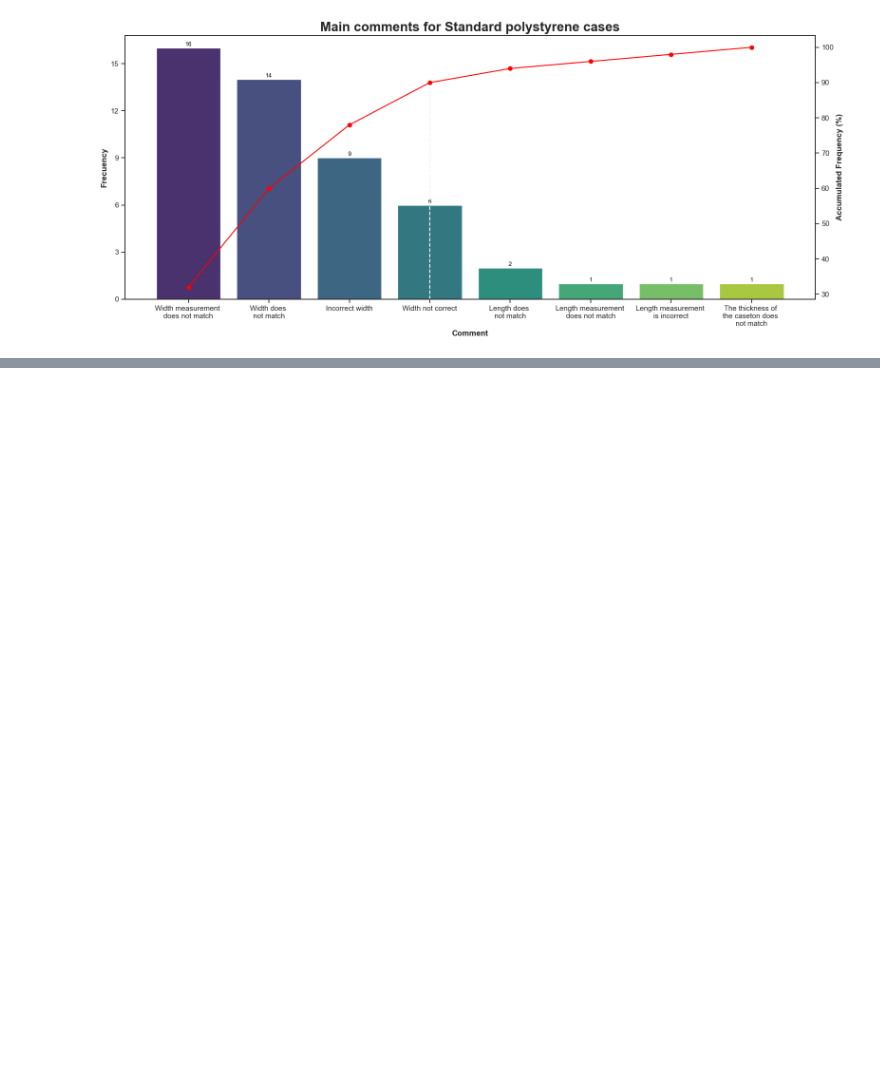
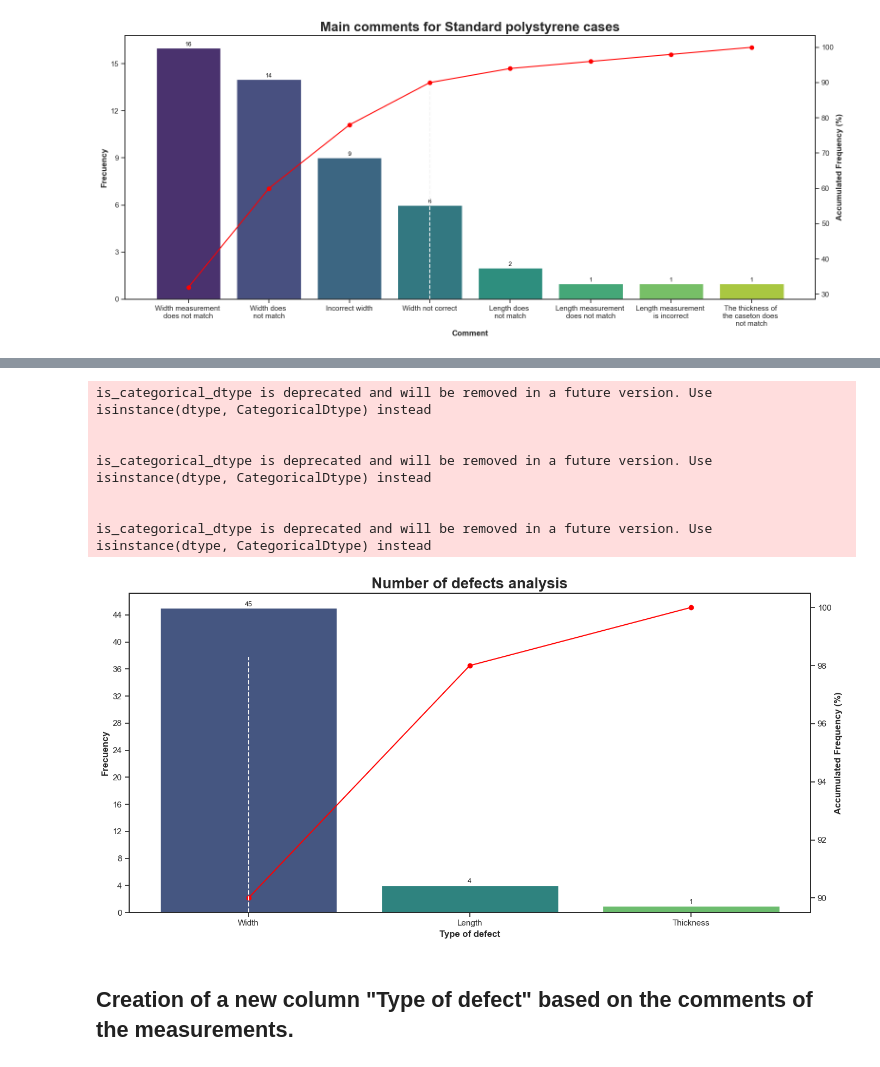
Before and after one commit to daniellreyes/LeanSS, a Jupyter notebook: 2-Measure/Polystylene Process/measure_polystylene.ipynb, the cells around one changed output, grey strips where cells are left out. Cells and saved outputs as stored; diff of their text form; code cells hidden in the pictures; blank space fills up the shorter version.

```diff
--- a/2-Measure/Polystylene Process/measure_polystylene.ipynb
+++ b/2-Measure/Polystylene Process/measure_polystylene.ipynb
@@ -74,5 +76,5 @@ plt.show()
 # %%
-df = pd.read_csv('./Annex_3_inspection_defects.csv')
-# Verifying that the code has been correctly loaded
-print(df.head())
+df = pd.read_csv('./Annex_3_inspection.csv')
+
+df.head()
 # %% [output]
@@ -105,13 +86,0 @@ Name: count, dtype: int64
-# %%
-# Contar las ocurrencias de cada tipo de defecto
-defect_counts = df['Type of defect'].value_counts()
-
-# Calcular el porcentaje de cada tipo de defecto
-df['Percentage'] = (df['Type of defect'].value_counts() / len(df)) * 100
-
-# Ordenar el DataFrame por porcentaje en orden descendente
-df = df.sort_values(by='Percentage', ascending=False)
-
-# Calcular el porcentaje acumulado
-df['Cumulative Percentage'] = df['Percentage'].cumsum()
-df['Percentage'].info()
@@ -126,0 +87,58 @@ memory usage: 532.0 bytes
+# %%
+
+# The column to be anlizar of the csv is -> Comments
+defects_column = 'Type of defect'
+
+#Calculate the frequency of the values in the selected column
+frequency_defect = df[defects_column].value_counts()
+frequency_defect = frequency_defect.sort_values(ascending=False)
+
+# Calculate the cumulative frequency
+accumulated_frequency_defect = frequency_defect.cumsum() / frequency_defect.sum() * 100
+
+# Create the Pareto chart
+fig, ax1 = plt.subplots(figsize=(14, 7))
+
+# Bar chart / frequencies
+sns.barplot(x=frequency_defect.index, y=frequency_defect.values, palette='viridis', ax=ax1)
+ax1.set_ylabel('Frecuency', fontweight='bold', size=12)
+
+# Set the interval on the y-axis
+ax1.yaxis.set_major_locator(ticker.MultipleLocator(4))
+
+
+# Line graph (right) for cumulative frequency
+ax2 = ax1.twinx()
+ax2.plot(accumulated_frequency_defect.index, accumulated_frequency_defect.values, color='red', marker='o')
+ax2.set_ylabel('Accumulated Frequency (%)', fontweight='bold', size=12)
+
+# Añadir línea punteada en el 80% de la frecuencia acumulada
+point_80 = accumulated_frequency_defect[accumulated_frequency_defect >= 80].index[0]
+plt.axvline(x=point_80, color='whitesmoke', linestyle='--', ymin=0, ymax=80/100, label='80% Accumulated Frequency')
+
+# Format settings
+ax1.set_xlabel('Type of defect', fontweight='bold', size=12)
+ax1.set_title('Number of defects analysis', fontweight='bold', size=20)
+
+# Rotate labels vertically on the x-axis
+plt.xticks(rotation='vertical')
+
+# Rotate labels vertically on the x-axis
+for p in ax1.patches:
+    ax1.annotate(f'{p.get_height():.0f}', (p.get_x() + p.get_width() / 2., p.get_height()),
+                ha='center', va='center', fontsize=9, color='black', xytext=(0, 5),
+                textcoords='offset points')
+
+plt.tight_layout()
+plt.show()
+# %% [output]
+is_categorical_dtype is deprecated and will be removed in a future version. Use isinstance(dtype, CategoricalDtype) instead
+
+
+is_categorical_dtype is deprecated and will be removed in a future version. Use isinstance(dtype, CategoricalDtype) instead
+
+
+is_categorical_dtype is deprecated and will be removed in a future version. Use isinstance(dtype, CategoricalDtype) instead
+[figure, added]
+# %% [markdown]
+## Creation of a new column "Type of defect" based on the comments of the measurements.
```
Also changed, not shown: parts of 13 cells of this notebook, 9 other files.
